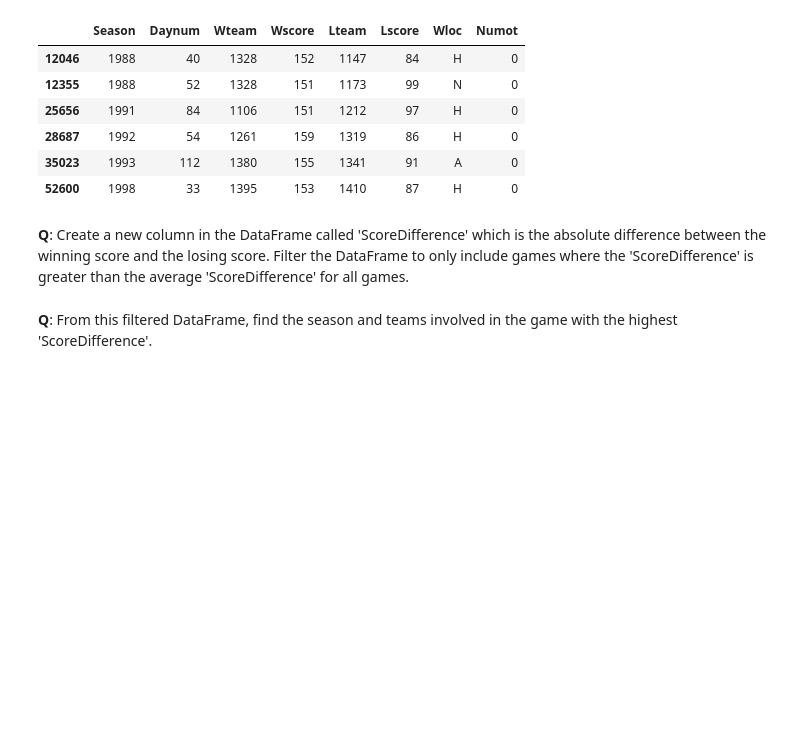
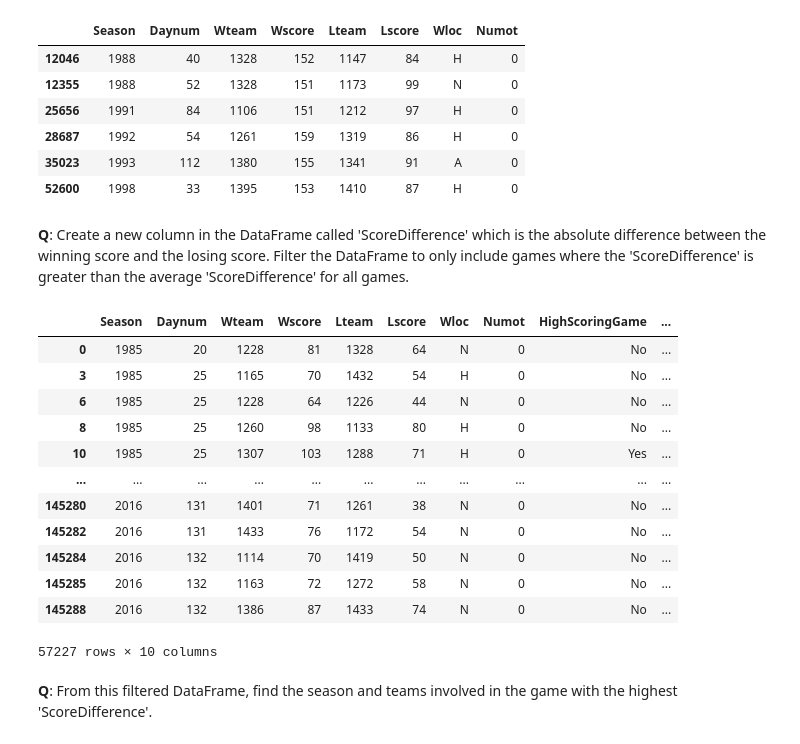
Before and after one commit to katrine8801/Gruppe-2, a Jupyter notebook: Individual work/pd_s224454.ipynb, the cells around one changed output. Cells and saved outputs as stored; diff of their text form; code cells hidden in the pictures; blank space fills up the shorter version.

```diff
--- a/Individual work/pd_s224454.ipynb
+++ b/Individual work/pd_s224454.ipynb
@@ -399,3 +397,31 @@ df[(df['Wscore'] > 150) & (df['Lscore'] < 100)]
+# %%
+# Write your code here
+
+# Adding a new column where values are the difference between Wscore and Lscore
+df['ScoreDifference'] = df['Wscore'] - df['Lscore']
+df
+
+# Finding the mean for ScoreDifference
+df_ScoreDifference_mean = df['ScoreDifference'].mean()
+df_ScoreDifference_mean
+
+# Filtering the Dataframe so it only shows the ScoreDifferences greater than the mean
+filtered_df = df[df['ScoreDifference'] > df_ScoreDifference_mean]
+filtered_df
+# %% [output]
+|  | Season | Daynum | Wteam | Wscore | Lteam | Lscore | Wloc | Numot | HighScoringGame | ... |
+| 0 | 1985 | 20 | 1228 | 81 | 1328 | 64 | N | 0 | No | ... |
+| 3 | 1985 | 25 | 1165 | 70 | 1432 | 54 | H | 0 | No | ... |
+| 6 | 1985 | 25 | 1228 | 64 | 1226 | 44 | N | 0 | No | ... |
+| 8 | 1985 | 25 | 1260 | 98 | 1133 | 80 | H | 0 | No | ... |
+| 10 | 1985 | 25 | 1307 | 103 | 1288 | 71 | H | 0 | Yes | ... |
+| ... | ... | ... | ... | ... | ... | ... | ... | ... | ... | ... |
+| 145280 | 2016 | 131 | 1401 | 71 | 1261 | 38 | N | 0 | No | ... |
+| 145282 | 2016 | 131 | 1433 | 76 | 1172 | 54 | N | 0 | No | ... |
+| 145284 | 2016 | 132 | 1114 | 70 | 1419 | 50 | N | 0 | No | ... |
+| 145285 | 2016 | 132 | 1163 | 72 | 1272 | 58 | N | 0 | No | ... |
+| 145288 | 2016 | 132 | 1386 | 87 | 1433 | 74 | N | 0 | No | ... |
+57227 rows × 10 columns
 # %% [markdown]
 **Q**: From this filtered DataFrame, find the season and teams involved in the game with the highest 'ScoreDifference'.
 # %%
```
Also changed, not shown: parts of 1 cell of this notebook.
